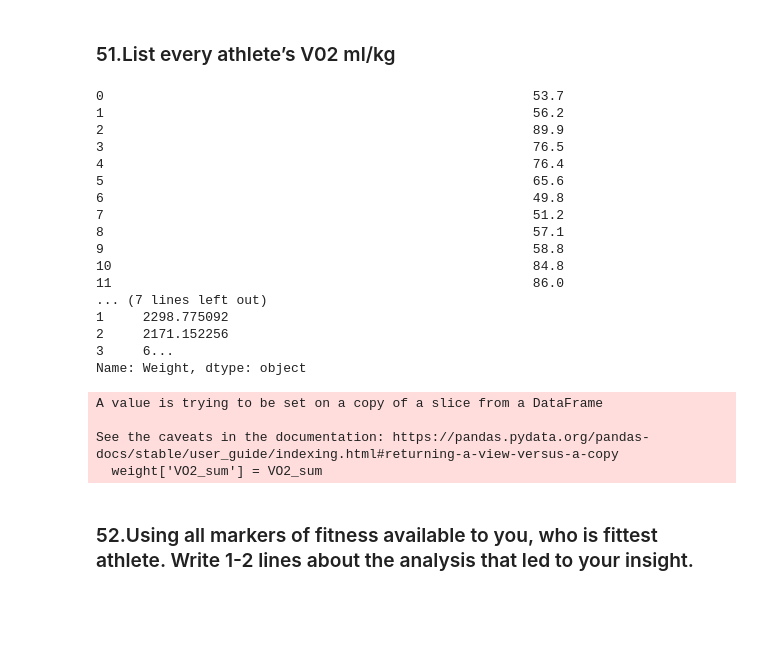
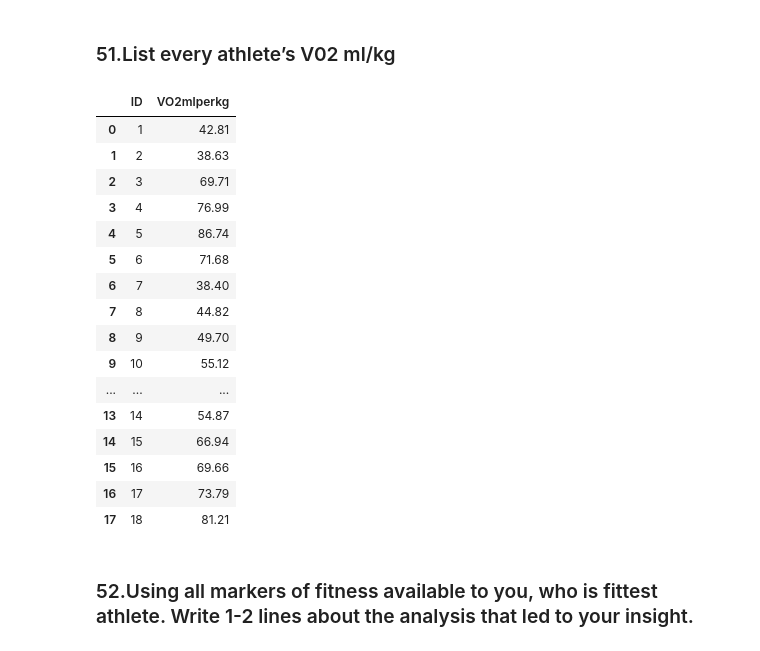
Before and after one commit to Soumi88-dev/Team4_Python_Warriors, a Jupyter notebook: Team4_Rupa.ipynb, the cells around one changed output. Cells and saved outputs as stored; diff of their text form; code cells hidden in the pictures; blank space fills up the shorter version.

```diff
--- a/Team4_Rupa.ipynb
+++ b/Team4_Rupa.ipynb
@@ -94,40 +62,37 @@ plt.show()
 # %% [markdown]
 ### 51.List every athlete’s V02 ml/kg
 # %%
-VO2_sum=(All_sports.groupby('ID')['VO2'].sum())
-#weight=Athletes[['ID','Weight']]
-#weight['VO2_sum'] =VO2_sum
-#print(weight)
+# Adding all VO2 values for each athlete
+vO2_sum_df=All_sports.groupby(['ID'])['VO2'].sum()
+#print(vO2_sum_df)
 
-#VO2_per=VO2_sum/weight
-#print(VO2_per)
+#Inner join on VO2sum and athletes based on ID and writing them to a new dataframe
 
-#print(VO2_sum,Athletes['Weight'])
-#print(Athletes[['ID','Weight']])
-# print(Athletes['ID'],VO2_per)
-#All_sports
+#print(athletenew_df)
+
+
+#Calculating VO2ml/kg for each athlete and writing it to the dataframe
+athletenew_df['VO2mlperkg']=(athletenew_df['VO2']/athletenew_df['Weight']).round(2)
+#print(athletenew_df)
+athletenew_df[['ID','VO2mlperkg']]
 # %% [output]
-0                                                       53.7
-1                                                       56.2
-2                                                       89.9
-3                                                       76.5
-4                                                       76.4
-5                                                       65.6
-6                                                       49.8
-7                                                       51.2
-8                                                       57.1
-9                                                       58.8
-10                                                      84.8
-11                                                      86.0
-... (7 lines left out)
-1     2298.775092
-2     2171.152256
-3     6...
-Name: Weight, dtype: object
-A value is trying to be set on a copy of a slice from a DataFrame
-
-See the caveats in the documentation: https://pandas.pydata.org/pandas-docs/stable/user_guide/indexing.html#returning-a-view-versus-a-copy
-  weight['VO2_sum'] = VO2_sum
+|  | ID | VO2mlperkg |
+| 0 | 1 | 42.81 |
+| 1 | 2 | 38.63 |
+| 2 | 3 | 69.71 |
+| 3 | 4 | 76.99 |
+| 4 | 5 | 86.74 |
+| 5 | 6 | 71.68 |
+| 6 | 7 | 38.40 |
+| 7 | 8 | 44.82 |
+| 8 | 9 | 49.70 |
+| 9 | 10 | 55.12 |
+| ... | ... | ... |
+| 13 | 14 | 54.87 |
+| 14 | 15 | 66.94 |
+| 15 | 16 | 69.66 |
+| 16 | 17 | 73.79 |
+| 17 | 18 | 81.21 |
 # %% [markdown]
 ### 52.Using all markers of fitness available to you, who is fittest athlete. Write 1-2 lines about the analysis that led to your insight.
 # %% [markdown]
```
Also changed, not shown: parts of 12 cells of this notebook.
